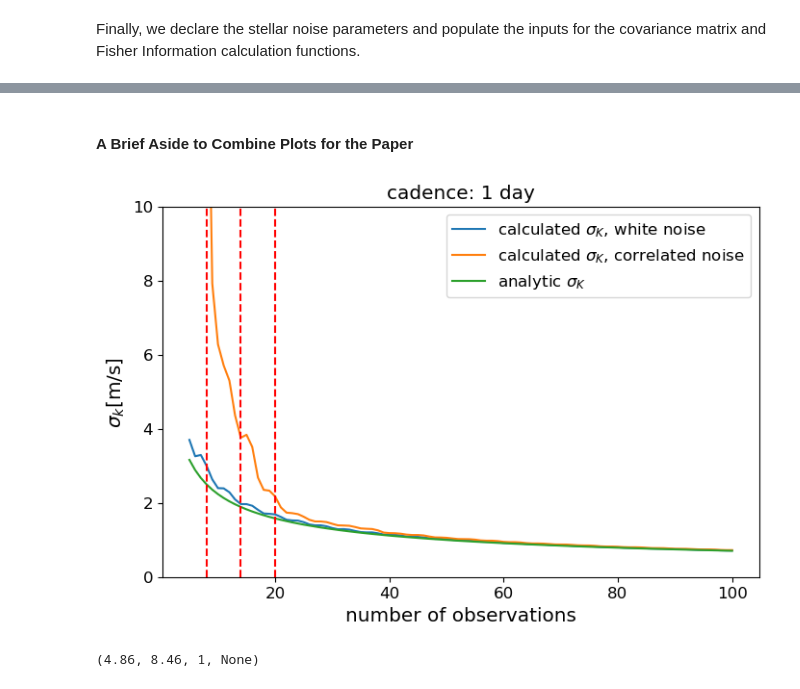
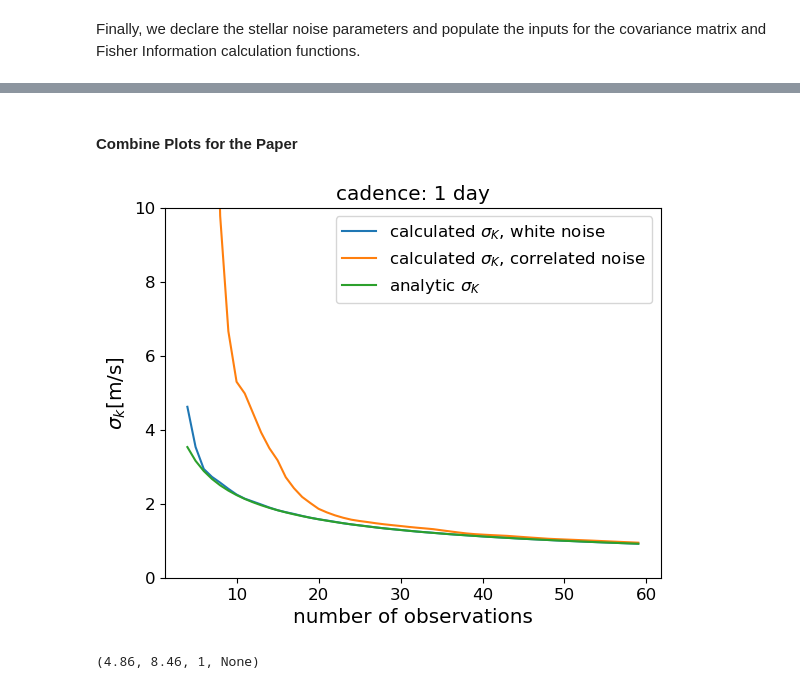
Before and after one commit to exoclam/gaspery, a Jupyter notebook: tutorials/min_observations.ipynb, the cells around one changed output, grey strips where cells are left out. Saved outputs shown, nothing was run; the diff lists cells and outputs as text; code cells hidden in the pictures.

```diff
--- a/tutorials/min_observations.ipynb
+++ b/tutorials/min_observations.ipynb
@@ -714 +129,24 @@ for n_obs in tqdm(range(60)[4:]):
+# %%
+random = np.random.default_rng(seed=42)
+
+### Cloutier+ 2018 Eqn 7 formulation, random uniform sampling
+sigmas_uniform = []
+strat_subs = []
+for s in np.arange(len(strat[4:]))+4:
+    sigmas_uniform_i = []
+    strat_subs_i = []
+    for i in range(100):
+        strat_sub = random.uniform(strat[0], strat[s], len(strat[:s]))
+
+        B = 0
+        for t in strat_sub:
+            nu = (2*np.pi/p) * (t - T0)
+            B += (np.sin(nu))**2
+        B = B/sigma_wn_rv**2
+        sigma_uniform_i = np.sqrt(1/B)
+        sigmas_uniform_i.append(sigma_uniform_i)
+        strat_subs_i.append(strat_sub)
+
+    sigmas_uniform.append(np.mean(sigmas_uniform_i))
+    strat_subs.append(strat_subs_i)
 # %%
@@ -773,6 +211,11 @@ t_phase_folded_10 = strat_subs[6][0] % p # phase fold support
 t_phase_folded_13 = strat_subs[9][0] % p # phase fold support
 t_phase_folded_14 = strat_subs[10][0] % p # phase fold support
 t_phase_folded_16 = strat_subs[12][0] % p # phase fold support
+
+y10 = calculate_fi.model_jax(t_phase_folded_10, theta)
+y14 = calculate_fi.model_jax(t_phase_folded_14, theta)
+y13 = calculate_fi.model_jax(t_phase_folded_13, theta)
+y16 = calculate_fi.model_jax(t_phase_folded_16, theta)
 
 ax1.scatter(t_phase_folded_16, y16, label='16 days', c='green', s=10, alpha=0.3)
 ax2.scatter(t_phase_folded_14, y14, label='14 days', c='k', s=10, alpha=0.3)
@@ -823,6 +266,11 @@ t_phase_folded_10 = strat_subs[6][0]
 t_phase_folded_13 = strat_subs[9][0]
 t_phase_folded_14 = strat_subs[10][0]
 t_phase_folded_16 = strat_subs[12][0]
+
+y10 = calculate_fi.model_jax(t_phase_folded_10, theta)
+y14 = calculate_fi.model_jax(t_phase_folded_14, theta)
+y13 = calculate_fi.model_jax(t_phase_folded_13, theta)
+y16 = calculate_fi.model_jax(t_phase_folded_16, theta)
 
 ax1.scatter(t_phase_folded_16, y16, label='16 days', c='green', s=10, alpha=0.3)
 ax2.scatter(t_phase_folded_14, y14, label='14 days', c='k', s=10, alpha=0.3)
@@ -944,20 +389,20 @@ plt.show()
 # %% [markdown]
-#### A Brief Aside to Combine Plots for the Paper
+#### Combine Plots for the Paper
 # %%
-plt.plot(np.arange(len(sigma_ks))+4, np.array(sigma_ks), label='calculated $\sigma_K$, white noise')
-plt.plot(np.arange(len(sigma_ks_qp))+4, np.array(sigma_ks_qp), label='calculated $\sigma_K$, correlated noise')
-plt.plot(np.arange(len(sigma_ks))+4, sigma_wn_rv * np.sqrt(2/(np.arange(len(sigma_ks))+4)), label='analytic $\sigma_K$')
+plt.plot(np.arange(len(sigma_ks[0]))+4, np.nanmean(sigma_ks, axis=0), label='calculated $\sigma_K$, white noise')
+plt.plot(np.arange(len(sigma_ks_qp[0]))+4, np.nanmean(sigma_ks_qp, axis=0), label='calculated $\sigma_K$, correlated noise')
+plt.plot(np.arange(len(sigma_ks[0]))+4, sigma_wn_rv * np.sqrt(2/(np.arange(len(sigma_ks[0]))+4)), label='analytic $\sigma_K$')
 plt.xlabel('number of observations')
 plt.ylabel(r"$\sigma_k$[m/s]")
 plt.title(f"cadence: {cadence} day")
 plt.legend()
 plt.ylim([0, 10])
 
-plt.vlines([8, 14, 20], 0, 10, linestyle='--', color='red')
-#plt.savefig(path + f"plots/n_obs_meters.png", format="png")
+#plt.vlines([4, 5], 0, 10, linestyle='--', color='red')
+plt.savefig(path + f"plots/n_obs_meters.png", format="png")
 plt.show()
 # %% [output]
-[figure, old version]
+[figure, new version]
 # %%
 Prot, p, cadence, star.sigma_qp_rv
 # %% [output]
```
Also changed, not shown: parts of 14 cells of this notebook, 3 other files.
